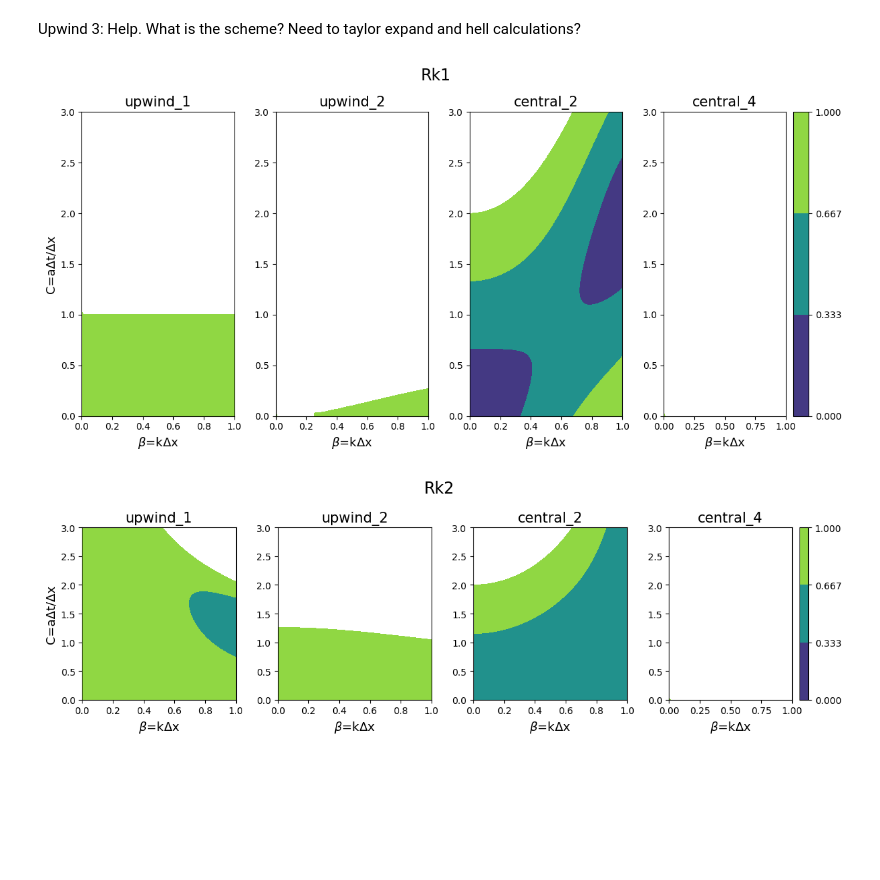
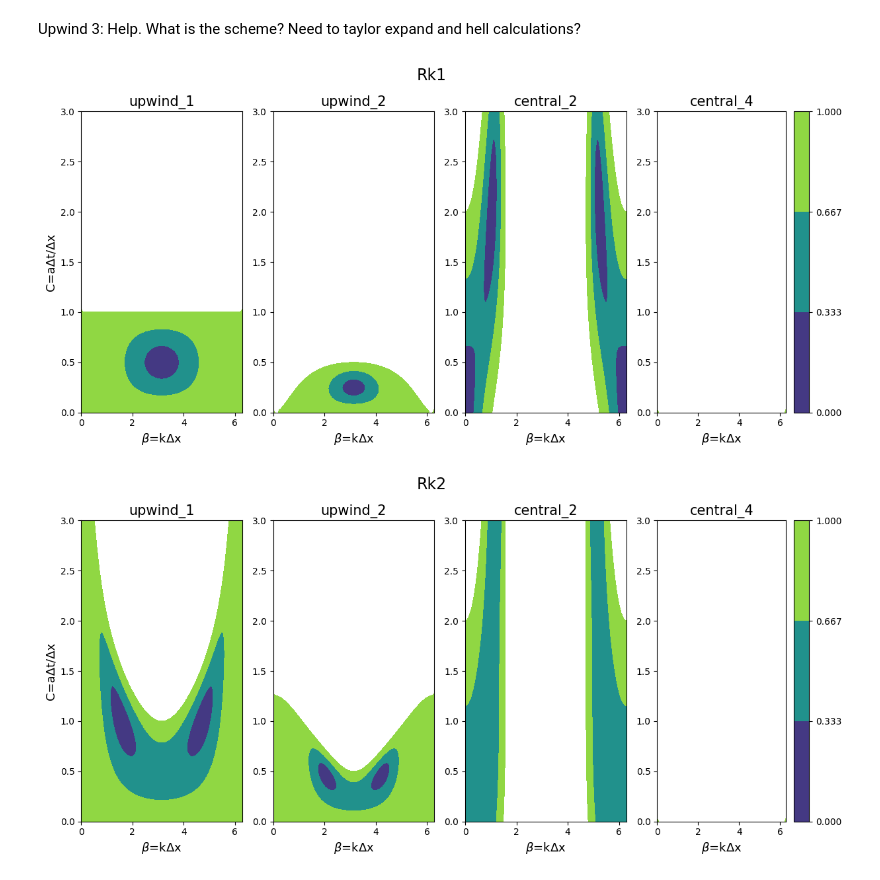
Before and after one commit to tabjone/2DHDCZ, a Jupyter notebook: visualisation/von_neumann.ipynb, the cells around one changed output. Drawn from its saved outputs; the diff is of its cells as text; code cells hidden in the pictures; blank space fills up the shorter version.

Commit message:
ADD: Von neumann plots for rk1,2,3,4, upwind 1,2, central 2,4 try2

```diff
--- a/visualisation/von_neumann.ipynb
+++ b/visualisation/von_neumann.ipynb
@@ -67,7 +67,7 @@ fig, ax = plt.subplots(ncols=len(spacial_funcs), figsize=(12,6))
 fig.suptitle('Rk1', fontsize=17)
 
 C = np.linspace(0, 3, 100)
-beta = np.linspace(0, 1, 100)
+beta = np.linspace(0, 2*np.pi, 100)
 
 X, Y = np.meshgrid(C, beta)
 
@@ -84,29 +84,29 @@ fig.tight_layout()
 fig.colorbar(contour, ax=ax[-1])
 plt.show()
 # %% [output]
-[figure, old version]
+[figure, new version]
 # %%
-fig, ax = plt.subplots(ncols=len(spacial_funcs), figsize=(12,4))
+fig, ax = plt.subplots(ncols=len(spacial_funcs), figsize=(12,6))
 
 fig.suptitle('Rk2', fontsize=17)
 
 C = np.linspace(0, 3, 100)
-beta = np.linspace(0, 1, 100)
+beta = np.linspace(0, 2*np.pi, 100)
 
 X, Y = np.meshgrid(C, beta)
 
 i = 0
 
 ax[0].set_ylabel( "C=aΔt/Δx", fontsize=13)
 
 for s_func in spacial_funcs:
     contour = ax[i].contourf(Y, X, g_rk_2(s_func(X, Y)), levels=np.linspace(0,1,4), cmap="viridis",vmax=1)
     ax[i].set_xlabel(r"$\beta$=kΔx", fontsize=13)
     ax[i].set_title(s_func.__name__.split("mu_")[1], fontsize=15)
     i+=1
 fig.tight_layout()
 fig.colorbar(contour, ax=ax[-1])
 plt.show()
 # %% [output]
-[figure, old version]
+[figure, new version]
 # %%
```
Also changed, not shown: parts of 2 cells of this notebook.
